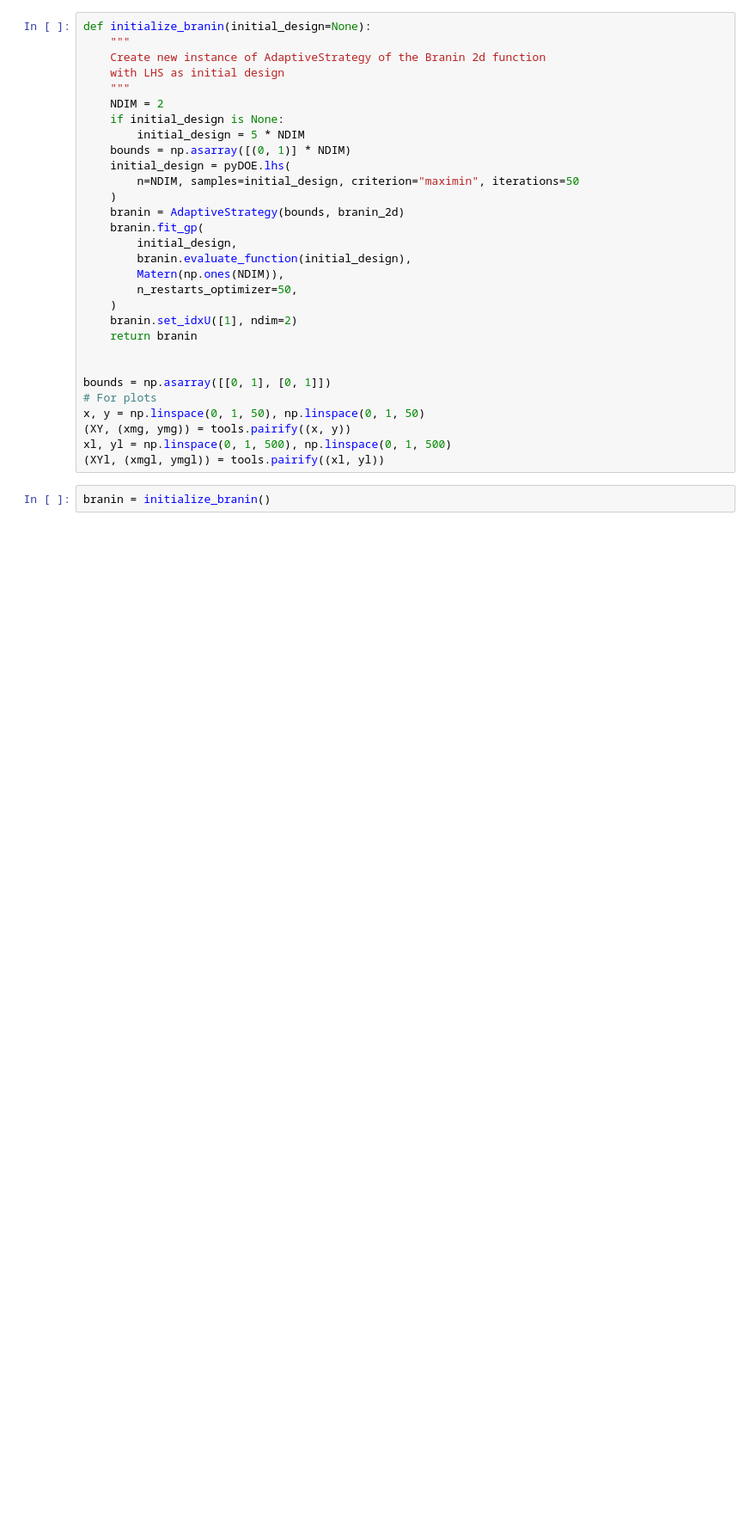
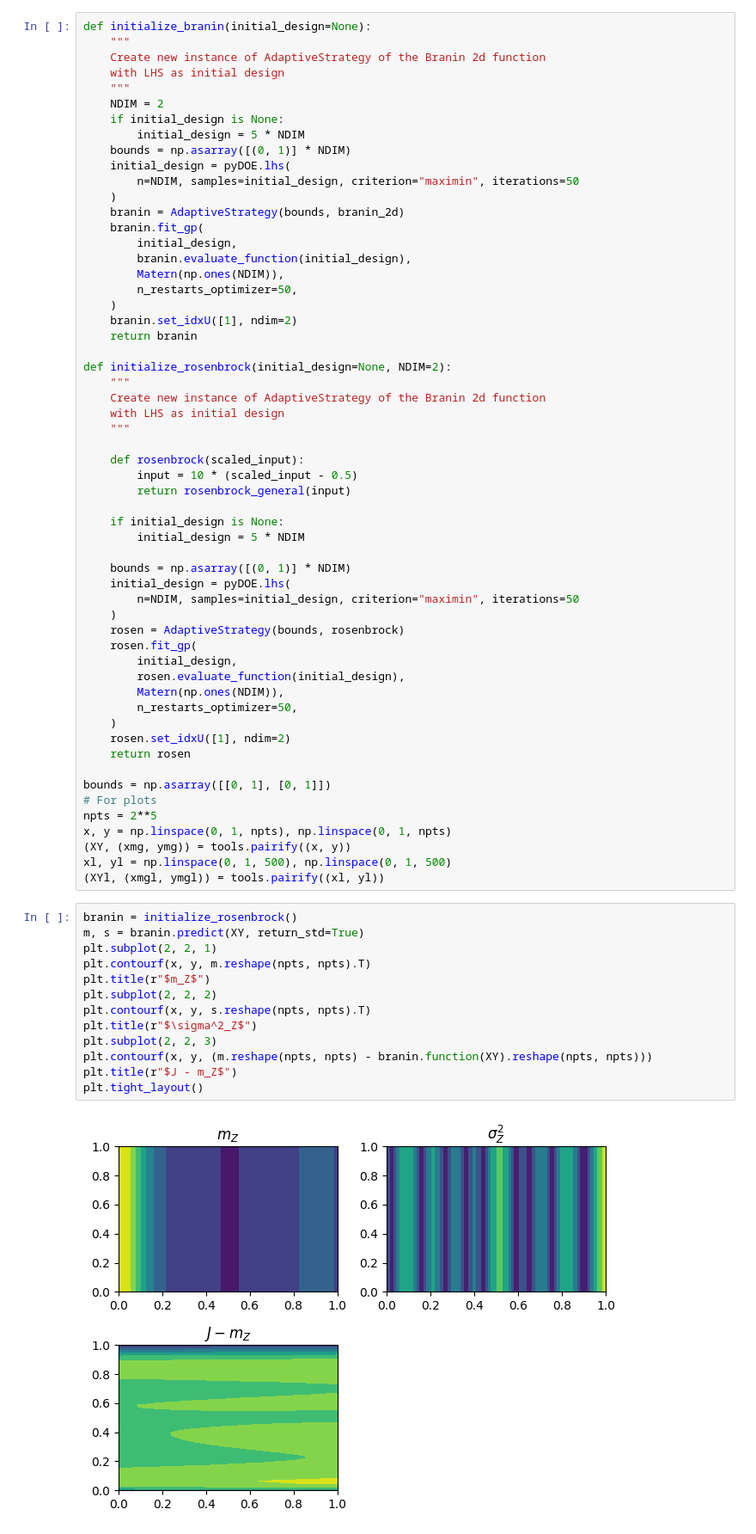
Before and after one commit to VTrappler/robustGP, a Jupyter notebook: demo.ipynb, the cells around one changed output. Shown: that part at 86% size. Drawn from its saved outputs; the diff is of its cells as text; blank space fills up the shorter version.

```diff
--- a/demo.ipynb
+++ b/demo.ipynb
@@ -49,12 +51,52 @@ def initialize_branin(initial_design=None):
     branin.set_idxU([1], ndim=2)
     return branin
 
+def initialize_rosenbrock(initial_design=None, NDIM=2):
+    """
+    Create new instance of AdaptiveStrategy of the Branin 2d function
+    with LHS as initial design
+    """
+
+    def rosenbrock(scaled_input):
+        input = 10 * (scaled_input - 0.5)
+        return rosenbrock_general(input)
+
+    if initial_design is None:
+        initial_design = 5 * NDIM
+
+    bounds = np.asarray([(0, 1)] * NDIM)
+    initial_design = pyDOE.lhs(
+        n=NDIM, samples=initial_design, criterion="maximin", iterations=50
+    )
+    rosen = AdaptiveStrategy(bounds, rosenbrock)
+    rosen.fit_gp(
+        initial_design,
+        rosen.evaluate_function(initial_design),
+        Matern(np.ones(NDIM)),
+        n_restarts_optimizer=50,
+    )
+    rosen.set_idxU([1], ndim=2)
+    return rosen
 
 bounds = np.asarray([[0, 1], [0, 1]])
 # For plots
-x, y = np.linspace(0, 1, 50), np.linspace(0, 1, 50)
+npts = 2**5
+x, y = np.linspace(0, 1, npts), np.linspace(0, 1, npts)
 (XY, (xmg, ymg)) = tools.pairify((x, y))
 xl, yl = np.linspace(0, 1, 500), np.linspace(0, 1, 500)
 (XYl, (xmgl, ymgl)) = tools.pairify((xl, yl))
 # %%
-branin = initialize_branin()
+branin = initialize_rosenbrock()
+m, s = branin.predict(XY, return_std=True)
+plt.subplot(2, 2, 1)
+plt.contourf(x, y, m.reshape(npts, npts).T)
+plt.title(r"$m_Z$")
+plt.subplot(2, 2, 2)
+plt.contourf(x, y, s.reshape(npts, npts).T)
+plt.title(r"$\sigma^2_Z$")
+plt.subplot(2, 2, 3)
+plt.contourf(x, y, (m.reshape(npts, npts) - branin.function(XY).reshape(npts, npts)))
+plt.title(r"$J - m_Z$")
+plt.tight_layout()
+# %% [output]
+[figure, added]
```
Also changed, not shown: parts of 8 cells of this notebook, 2 other files.
